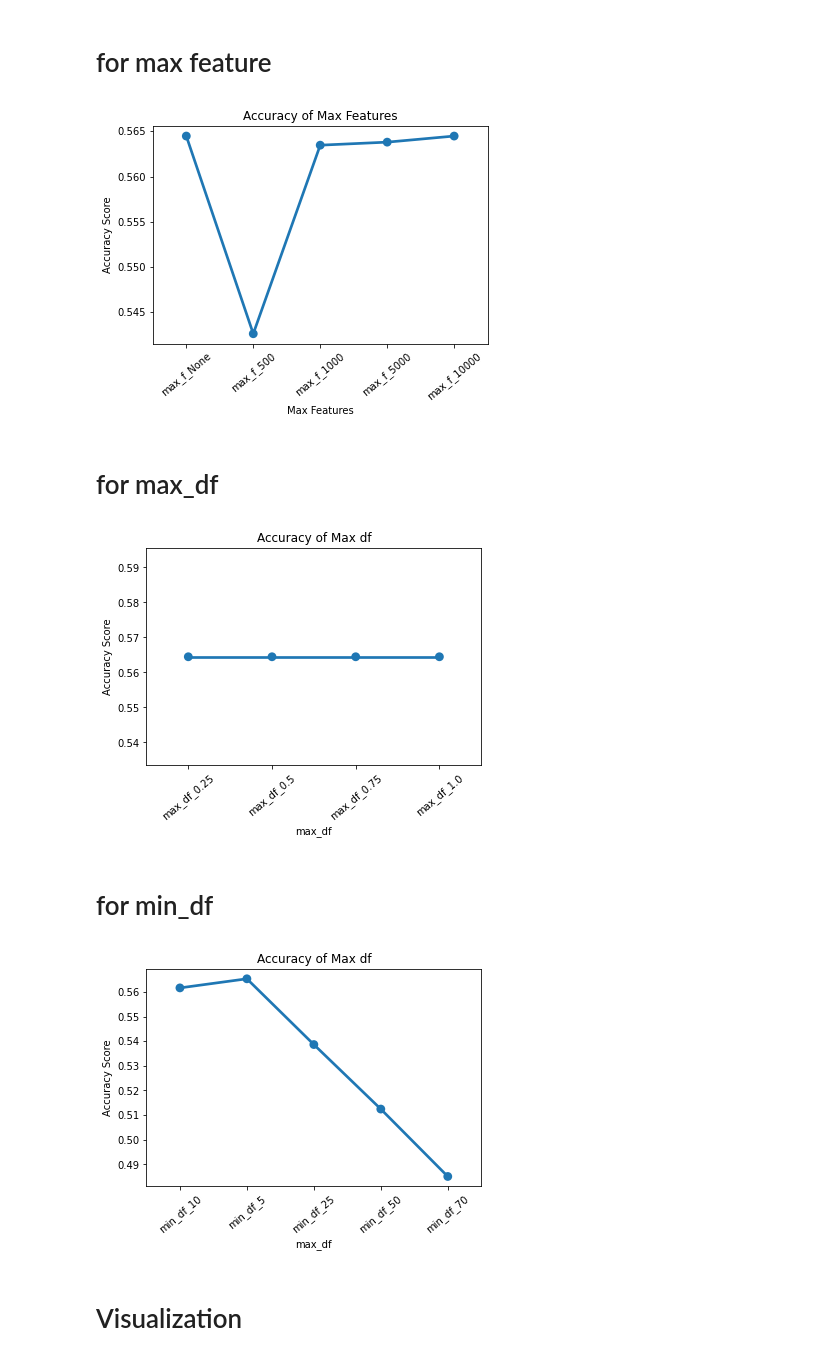
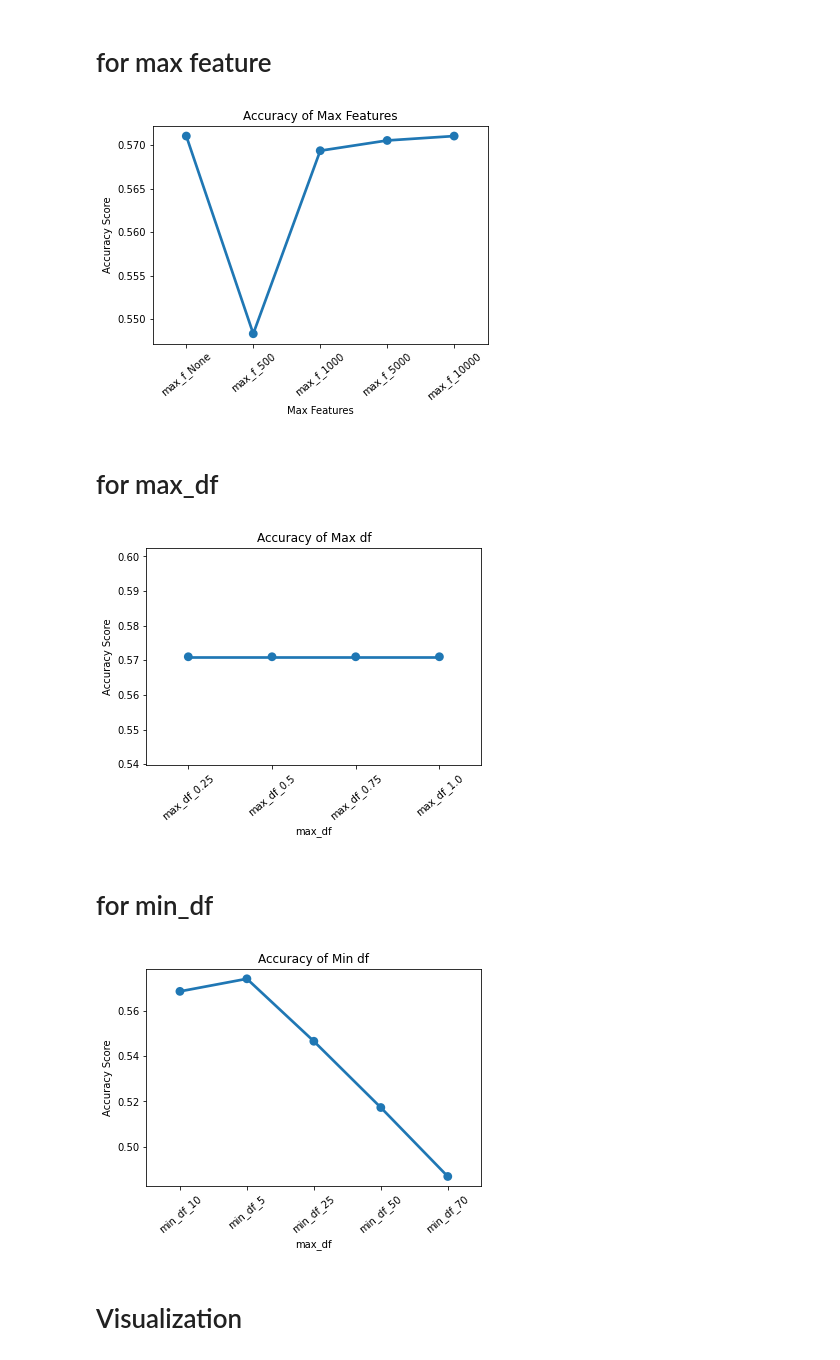
Before and after one commit to sthamamta/Emotion-Detection-and-Recognition, a Jupyter notebook: Logistic Regression For Emotion Detection.ipynb, the cells around one changed output. Saved outputs shown, nothing was run; the diff lists cells and outputs as text; code cells hidden in the pictures.

```diff
--- a/Logistic Regression For Emotion Detection.ipynb
+++ b/Logistic Regression For Emotion Detection.ipynb
@@ -55,7 +55,8 @@ from nltk.stem import WordNetLemmatizer,PorterStemmer
 
 nltk.download('stopwords')
 
-stop_words = set(stopwords.words('english'))
+# stop_words = set(stopwords.words('english'))
+stop_words = set(stopwords.words('english')) - set(['not','but'])
 # %% [output]
 [nltk_data] Downloading package stopwords to /home/mamata/nltk_data...
 [nltk_data]   Package stopwords is already up-to-date!
@@ -232,7 +235,7 @@ plt.xticks(rotation=40)
 plt.title('Accuracy of Max Features')
 plt.show()
 # %% [output]
-[figure, old version]
+[figure, new version]
 # %% [markdown]
 # for max_df
 # %%
@@ -262,38 +265,38 @@ plt.xticks(rotation=40)
 plt.title('Accuracy of Max df')
 plt.show()
 # %% [output]
-[figure, old version]
+[figure, new version]
 # %% [markdown]
 # for min_df
 # %%
 def count_vec_min_df(params, X_train, y_train):
 
     cvec_p = TfidfVectorizer(min_df=params)
 
     cvec_p.fit(X_train)
     X_train_cvec_p = cvec_p.transform(X_train)
 
     # cross val score/ predict
     cvec_score_p = cross_val_score(lr, X_train_cvec_p, y_train, cv=3)
 
     # cross validation
     return cvec_score_p.mean()
 
 mdf_params = [10,5,25,50,70]
 min_df_scores = [count_vec_min_df(p, X_train, y_train) for p in mdf_params]
 min_df = ['min_df_'+str(p) for p in mdf_params]
 
 # dataframe for scores
 min_df_df = pd.DataFrame({'params':min_df, 'scores':min_df_scores}, index=[0,1,2,3,4])
 
 sns.pointplot(x='params', y='scores', data =min_df_df)
 plt.ylabel('Accuracy Score')
 plt.xlabel('max_df')
 plt.xticks(rotation=40)
-plt.title('Accuracy of Max df')
+plt.title('Accuracy of Min df')
 plt.show()
 # %% [output]
-[figure, old version]
+[figure, new version]
 # %%
 # Transform features with tfidf using params from fine tuning above
 
```
Also changed, not shown: parts of 24 cells of this notebook, 2 other files.
